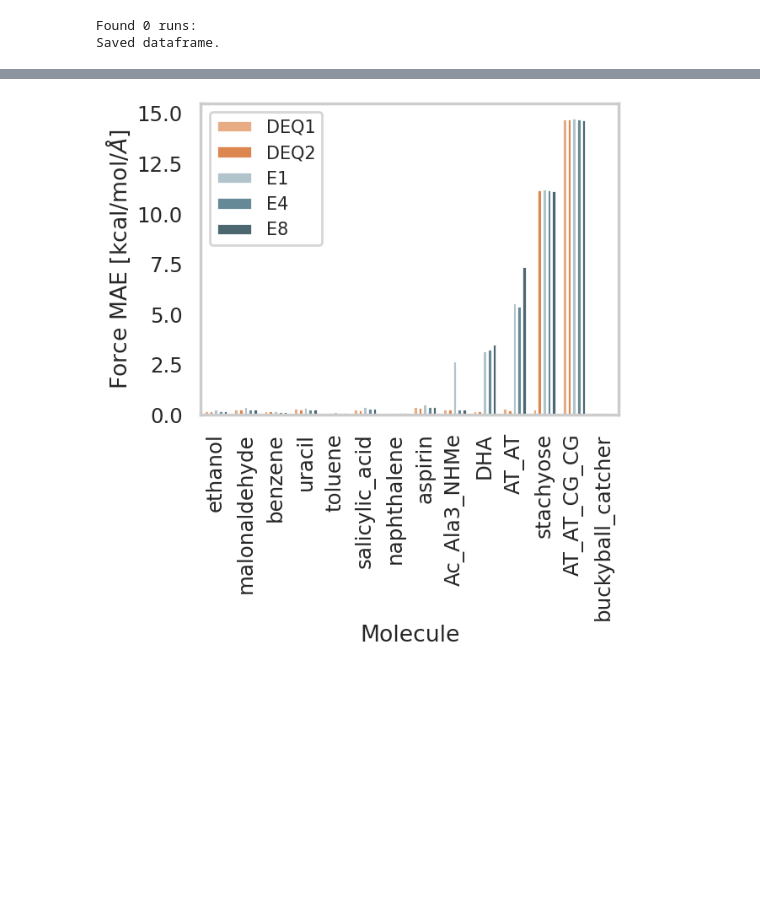
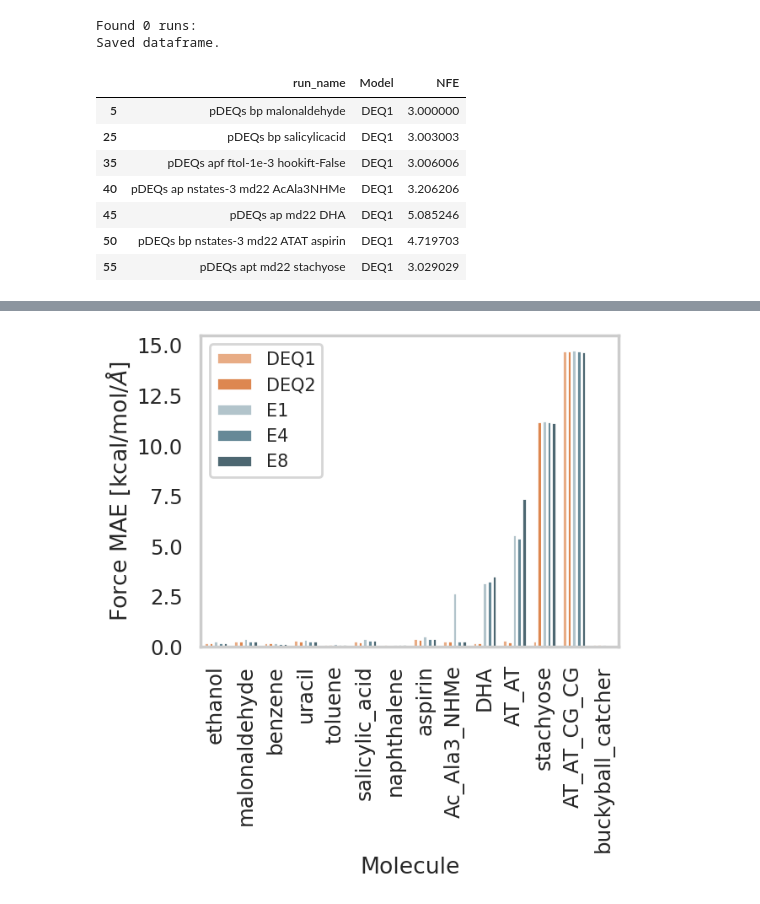
Before and after one commit to BurgerAndreas/equilibrium-forcefields, a Jupyter notebook: src/deq2ff/plotting/dashboard.ipynb, the cells around one changed output, grey strips where cells are left out. Saved outputs shown, nothing was run; the diff lists cells and outputs as text; code cells hidden in the pictures; blank space fills up the shorter version.

```diff
--- a/src/deq2ff/plotting/dashboard.ipynb
+++ b/src/deq2ff/plotting/dashboard.ipynb
@@ -649,3 +649,19 @@ if project == projectmd:
 # %% [output]
 Found 0 runs:
 Saved dataframe.
+# %%
+# entries where DEQ1 is better than E4 (sota)
+df_best_runs[
+    (df_best_runs["Model"] == "DEQ1")
+    # & (df_best_runs["config.target"] == "aspirin")
+    & (df_best_runs["sota"] == True)
+][["run_name", "Model", "NFE"]]
+# %% [output]
+|  | run_name | Model | NFE |
+| 5 | pDEQs bp malonaldehyde | DEQ1 | 3.000000 |
+| 25 | pDEQs bp salicylicacid | DEQ1 | 3.003003 |
+| 35 | pDEQs apf ftol-1e-3 hookift-False | DEQ1 | 3.006006 |
+| 40 | pDEQs ap nstates-3 md22 AcAla3NHMe | DEQ1 | 3.206206 |
+| 45 | pDEQs ap md22 DHA | DEQ1 | 5.085246 |
+| 50 | pDEQs bp nstates-3 md22 ATAT aspirin | DEQ1 | 4.719703 |
+| 55 | pDEQs apt md22 stachyose | DEQ1 | 3.029029 |
```
Also changed, not shown: parts of 9 cells of this notebook, 2 other files.
